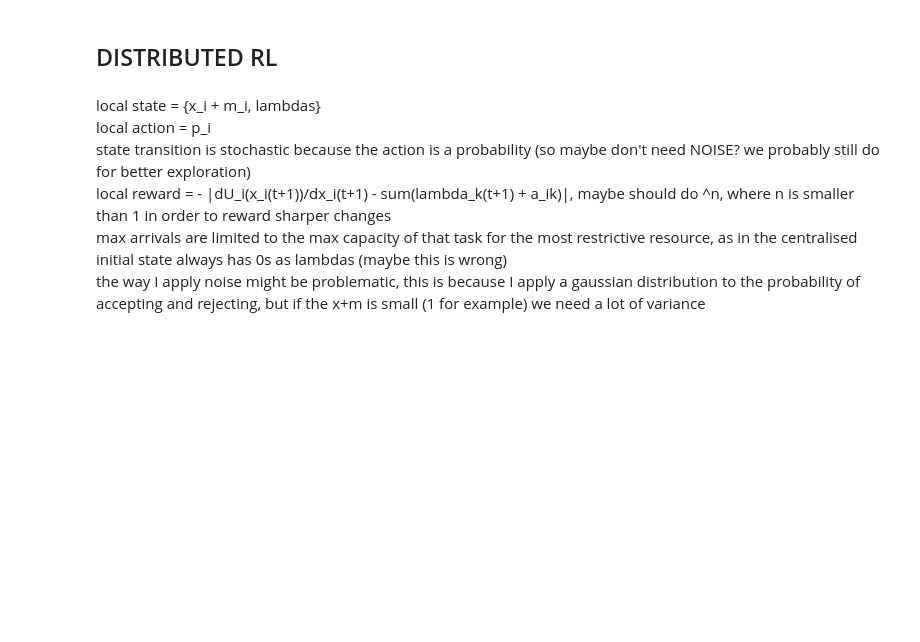
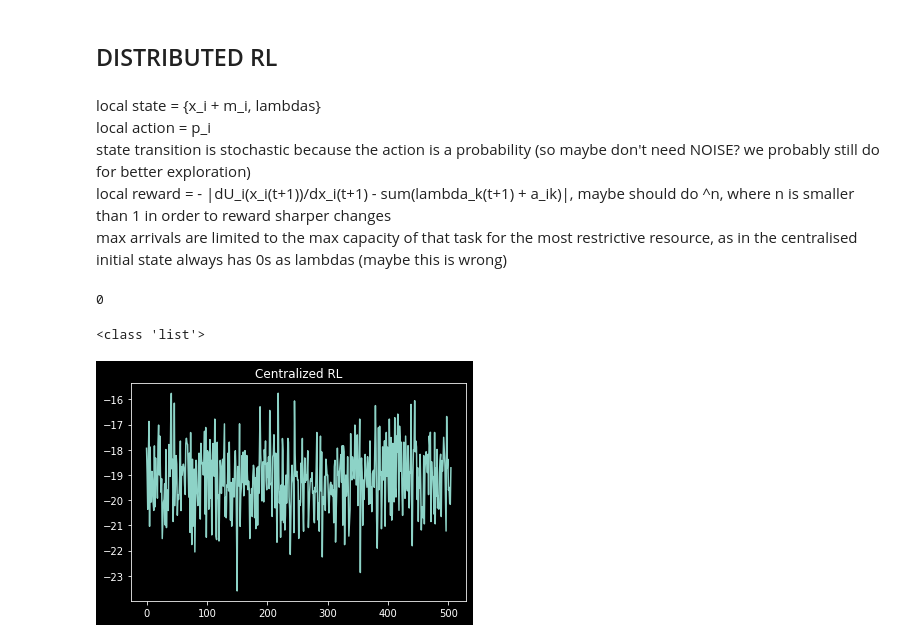
Before and after one commit to ed13santi/RL-optimization-2, a Jupyter notebook: RL opt linear constraints.ipynb, the cells around one changed output. Saved outputs shown, nothing was run; the diff lists cells and outputs as text; code cells hidden in the pictures; blank space fills up the shorter version.

```diff
--- a/RL opt linear constraints.ipynb
+++ b/RL opt linear constraints.ipynb
@@ -11,7 +11,7 @@ import copy
 
 # utility functions are a * x^0.5 + b
 a_vect = [1,1]
-b_vect = [0]
+b_vect = [0,0]
 
 N = len(a_vect) # number of tasks
 
@@ -273,4 +489,3 @@ state transition is stochastic because the action is a probability (so maybe don
 local reward = - |dU_i(x_i(t+1))/dx_i(t+1) - sum(lambda_k(t+1) + a_ik)|, maybe should do ^n, where n is smaller than 1 in order to reward sharper changes
 max arrivals are limited to the max capacity of that task for the most restrictive resource, as in the centralised
 initial state always has 0s as lambdas (maybe this is wrong)
-the way I apply noise might be problematic, this is because I apply a gaussian distribution to the probability of accepting and rejecting, but if the x+m is small (1 for example) we need a lot of variance
@@ -387,24 +619,30 @@ def state_trans(s,a):
     lambdas = s[N:]
 
     # get x(t+1) + m(t+1)
-    x_new = np.random.binomial(x_plus_m, a)
-    m_new = np.random.uniform(np.zeros(tmp), max_x+1, tmp)
-    x_plus_m_new = x_new, m_new
+    x_new_float = x_plus_m * a
+    x_new = np.zeros((N,))
+    decimals = x_new_float - np.floor(x_new_float)
+    for i, (x, randomVar, dec) in enumerate(zip(x_new_float, np.random.uniform(np.zeros(N,), np.ones(N,), (N,)), decimals)):
+        if randomVar < dec:
+            x_new[i] = np.floor(x) + 1
+        else:
+            x_new[i] = np.floor(x)
+
+    m_new = np.random.uniform(np.zeros((N,)), max_x+1, (N,)).astype(int)
 
     # get lambda(t+1)
-    lambdas_new = np.maximum(np.ones((N,1)), lambdas - delta_l * g_tplus1(x_new))
+    lambdas_new = np.maximum(np.ones((N,)), lambdas - delta_l * g_tplus1(x_new))
 
-    return np.concatenate((x_plus_m_new, lambdas_new)), x_new
+    return np.concatenate((x_new + m_new, lambdas_new)), x_new
 
-def reward_i(s_i,i):
-    x = s_i[0]
-    lambdas = s_i[1:]
-    dUidxi = local_ders[i](x)
+def reward_i(global_state, x_i, i):
+    lambdas = global_state[N:]
+    dUidxi = local_ders[i](x_i)
     lambdas_ais_prod = np.dot(lambdas, constr_A[:][i])
     return - abs(dUidxi - lambdas_ais_prod)
 
 def global2i_state(state, i):
-    xplusm_i = state[i]
+    xplusm_i = np.array([state[i]])
     lambdas = state[N:]
     return np.concatenate((xplusm_i, lambdas))
 
@@ -430,24 +668,26 @@ update_every = 50
 batch_size = 100
 
 for episode in range(n_episodes):
-    tmp = np.shape(x)
-    state = np.concatenate((np.random.uniform(np.zeros(tmp), 2*max_x+1, tmp)), np.zeros(tmp))
+    state = np.concatenate((np.random.uniform(np.zeros((N,)), 2*max_x+2, (N,)), np.zeros((K,))))
     state = state.astype(int)
     rs = []
     if episode % 10 == 0:
         print(episode)
     for it in range(episode_length):
+        # interaction with environment
         local_states = [global2i_state(state, i) for i in range(N)]
-        local_actions = [actors[i].get_action(s_i) for s_i in local_states]
+        local_actions = [actors[i].get_action(s_i) for i,s_i in enumerate(local_states)]
         noisy_actions = np.random.normal(loc=local_actions, scale = a_std)
-        new_state = state_trans(state,noisy_actions)
-        r = [reward_i(new_state, i) for i in range(N)]
+        new_state, xs = state_trans(state,noisy_actions)
+        r = [reward_i(new_state, x, i) for i,x in enumerate(xs)]
         rs.append(r)
         new_local_states = [global2i_state(new_state, i) for i in range(N)]
         for i in range(N):
             replay_mem[i].append((local_states[i], local_actions[i], r[i], new_local_states[i]))
+        state = new_state
 
-        if it % 50 == 0:
+        # update actors and critics
+        if it % 50 == 0 and len(replay_mem) >= batch_size:
             for i in range(N):
                 batch = random.sample(replay_mem[i], batch_size)
                 delta_list = []
@@ -467,5 +707,14 @@ for episode in range(n_episodes):
                 actors[i].update(state_list, critics[i].w)
                 critics[i].update(state_list, action_list, delta_list)
 
-        state = new_state
     Rs.append(rs)
+# %% [output]
+0
+# %%
+tot_rews = [np.sum(np.array(rs))/len(rs) for rs in Rs]
+plt.plot(tot_rews)
+plt.title('Centralized RL')
+plt.show()
+# %% [output]
+<class 'list'>
+[figure, added]
```
Also changed, not shown: parts of 7 cells of this notebook.
